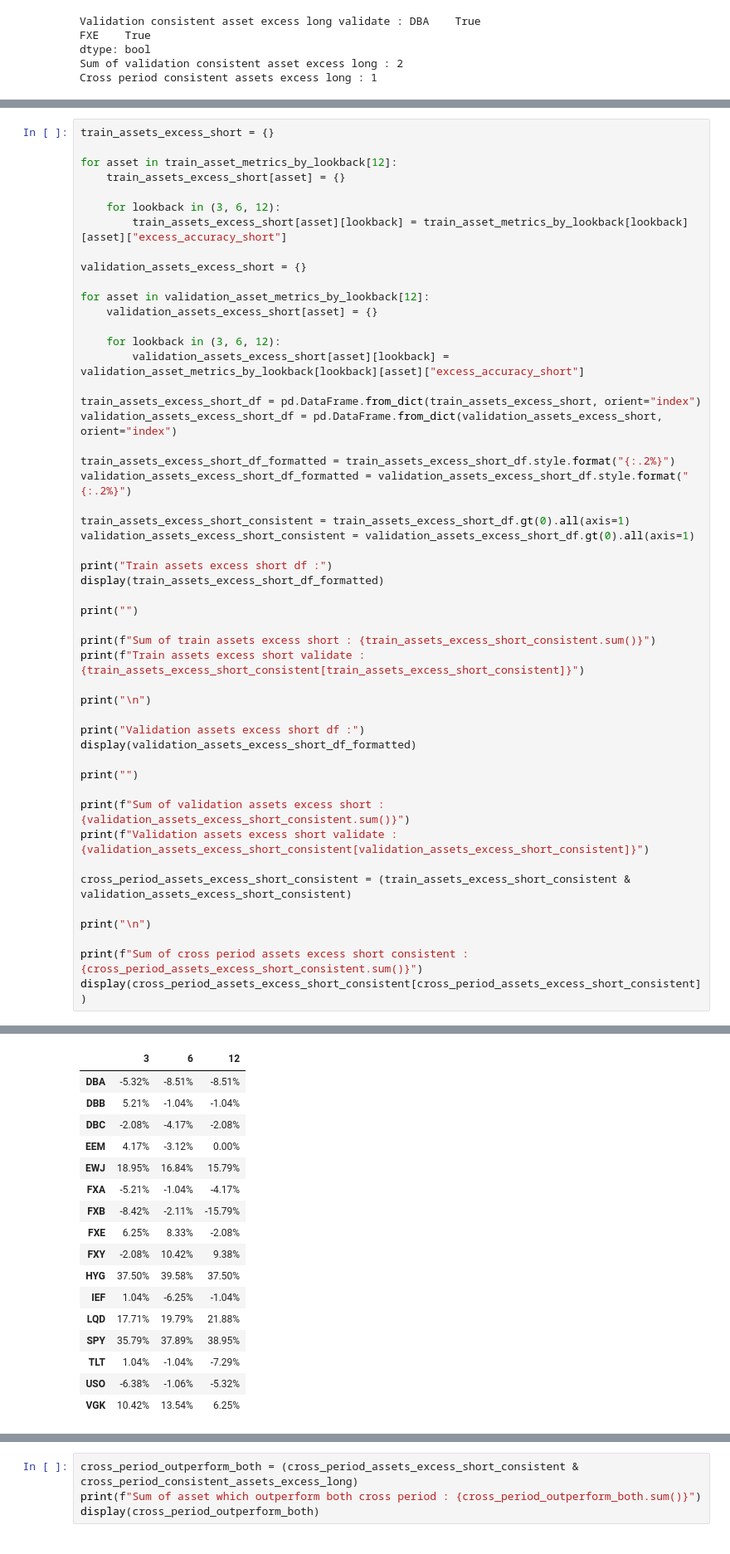
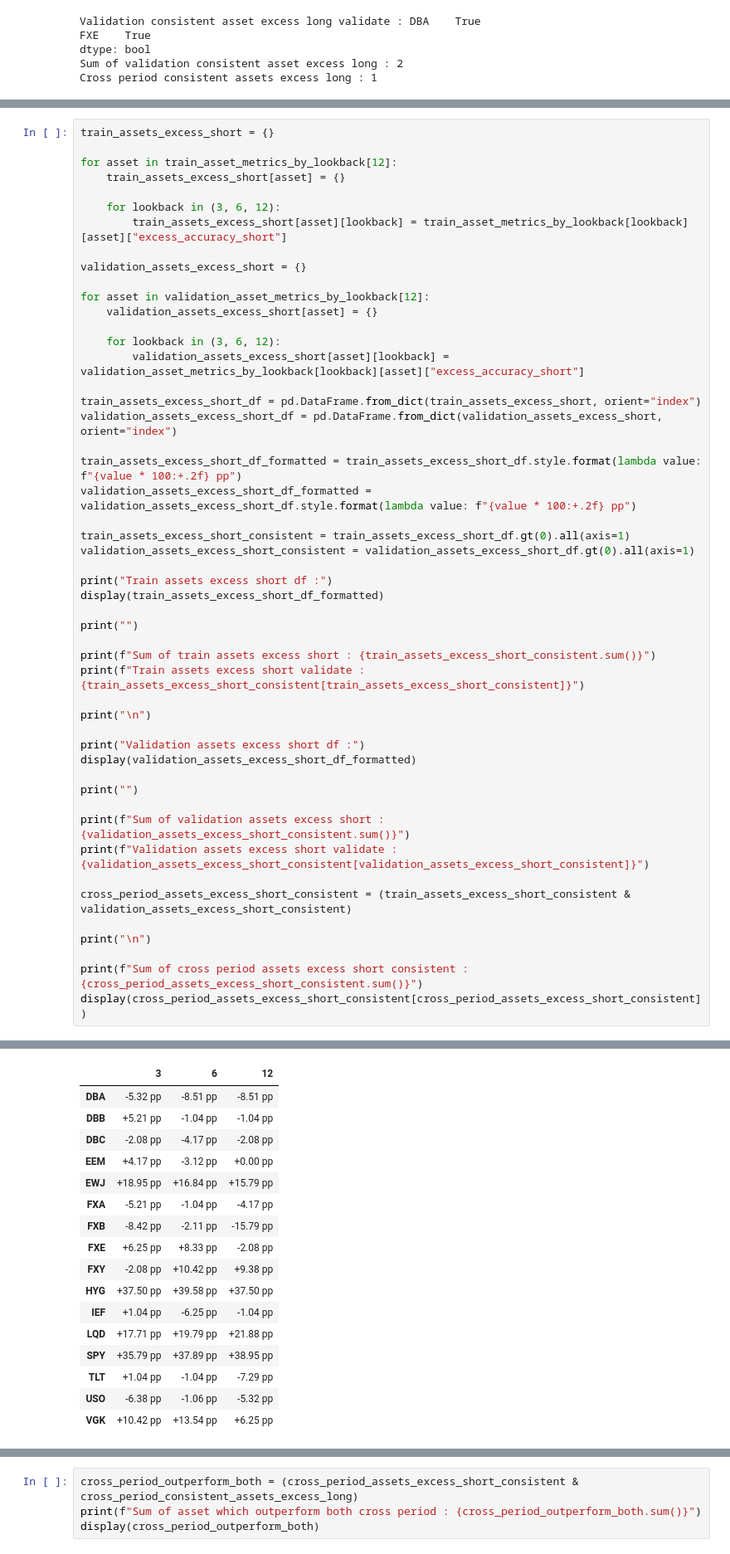
Before and after one commit to KenaelMartini/time-series-momentum-research, a Jupyter notebook: notebooks/3C_03_cross_asset_lookback_robustness.ipynb, the cells around one changed output, grey strips where cells are left out. Shown at 83% size. Cells and saved outputs as stored; diff of their text form.

```diff
--- a/notebooks/3C_03_cross_asset_lookback_robustness.ipynb
+++ b/notebooks/3C_03_cross_asset_lookback_robustness.ipynb
@@ -1279,55 +1283,55 @@ for asset in validation_asset_metrics_by_lookback[12]:
 train_assets_excess_short_df = pd.DataFrame.from_dict(train_assets_excess_short, orient="index")
 validation_assets_excess_short_df = pd.DataFrame.from_dict(validation_assets_excess_short, orient="index")
 
-train_assets_excess_short_df_formatted = train_assets_excess_short_df.style.format("{:.2%}")
-validation_assets_excess_short_df_formatted = validation_assets_excess_short_df.style.format("{:.2%}")
+train_assets_excess_short_df_formatted = train_assets_excess_short_df.style.format(lambda value: f"{value * 100:+.2f} pp")
+validation_assets_excess_short_df_formatted = validation_assets_excess_short_df.style.format(lambda value: f"{value * 100:+.2f} pp")
 
 train_assets_excess_short_consistent = train_assets_excess_short_df.gt(0).all(axis=1)
 validation_assets_excess_short_consistent = validation_assets_excess_short_df.gt(0).all(axis=1)
 
 print("Train assets excess short df :")
 display(train_assets_excess_short_df_formatted)
 
 print("")
 
 print(f"Sum of train assets excess short : {train_assets_excess_short_consistent.sum()}")
 print(f"Train assets excess short validate : {train_assets_excess_short_consistent[train_assets_excess_short_consistent]}")
 
 print("\n")
 
 print("Validation assets excess short df :")
 display(validation_assets_excess_short_df_formatted)
 
 print("")
 
 print(f"Sum of validation assets excess short : {validation_assets_excess_short_consistent.sum()}")
 print(f"Validation assets excess short validate : {validation_assets_excess_short_consistent[validation_assets_excess_short_consistent]}")
 
 cross_period_assets_excess_short_consistent = (train_assets_excess_short_consistent & validation_assets_excess_short_consistent)
 
 print("\n")
 
 print(f"Sum of cross period assets excess short consistent : {cross_period_assets_excess_short_consistent.sum()}")
 display(cross_period_assets_excess_short_consistent[cross_period_assets_excess_short_consistent])
 # %% [output]
 Train assets excess short df :
 |  | 3 | 6 | 12 |
-| DBA | -5.32% | -8.51% | -8.51% |
-| DBB | 5.21% | -1.04% | -1.04% |
-| DBC | -2.08% | -4.17% | -2.08% |
-| EEM | 4.17% | -3.12% | 0.00% |
-| EWJ | 18.95% | 16.84% | 15.79% |
-| FXA | -5.21% | -1.04% | -4.17% |
-| FXB | -8.42% | -2.11% | -15.79% |
-| FXE | 6.25% | 8.33% | -2.08% |
-| FXY | -2.08% | 10.42% | 9.38% |
-| HYG | 37.50% | 39.58% | 37.50% |
-| IEF | 1.04% | -6.25% | -1.04% |
-| LQD | 17.71% | 19.79% | 21.88% |
-| SPY | 35.79% | 37.89% | 38.95% |
-| TLT | 1.04% | -1.04% | -7.29% |
-| USO | -6.38% | -1.06% | -5.32% |
-| VGK | 10.42% | 13.54% | 6.25% |
+| DBA | -5.32 pp | -8.51 pp | -8.51 pp |
+| DBB | +5.21 pp | -1.04 pp | -1.04 pp |
+| DBC | -2.08 pp | -4.17 pp | -2.08 pp |
+| EEM | +4.17 pp | -3.12 pp | +0.00 pp |
+| EWJ | +18.95 pp | +16.84 pp | +15.79 pp |
+| FXA | -5.21 pp | -1.04 pp | -4.17 pp |
+| FXB | -8.42 pp | -2.11 pp | -15.79 pp |
+| FXE | +6.25 pp | +8.33 pp | -2.08 pp |
+| FXY | -2.08 pp | +10.42 pp | +9.38 pp |
+| HYG | +37.50 pp | +39.58 pp | +37.50 pp |
+| IEF | +1.04 pp | -6.25 pp | -1.04 pp |
+| LQD | +17.71 pp | +19.79 pp | +21.88 pp |
+| SPY | +35.79 pp | +37.89 pp | +38.95 pp |
+| TLT | +1.04 pp | -1.04 pp | -7.29 pp |
+| USO | -6.38 pp | -1.06 pp | -5.32 pp |
+| VGK | +10.42 pp | +13.54 pp | +6.25 pp |
 Sum of train assets excess short : 5
 Train assets excess short validate : EWJ    True
 HYG    True
```
Also changed, not shown: parts of 9 cells of this notebook, 2 other files.
